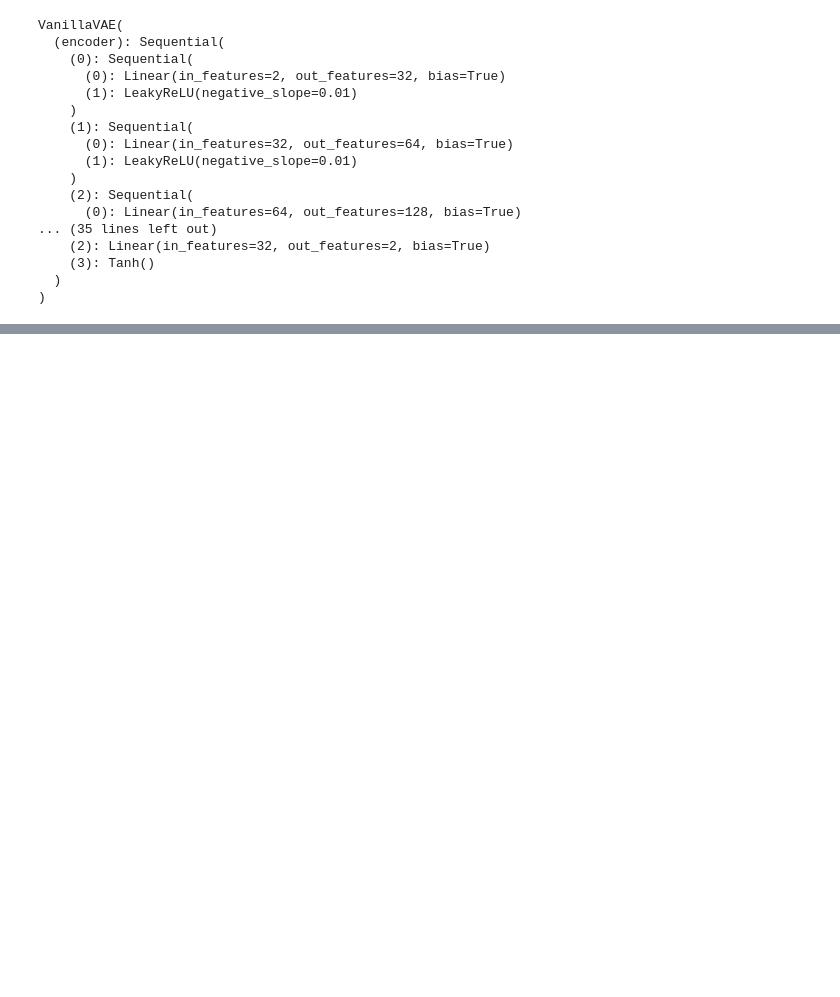
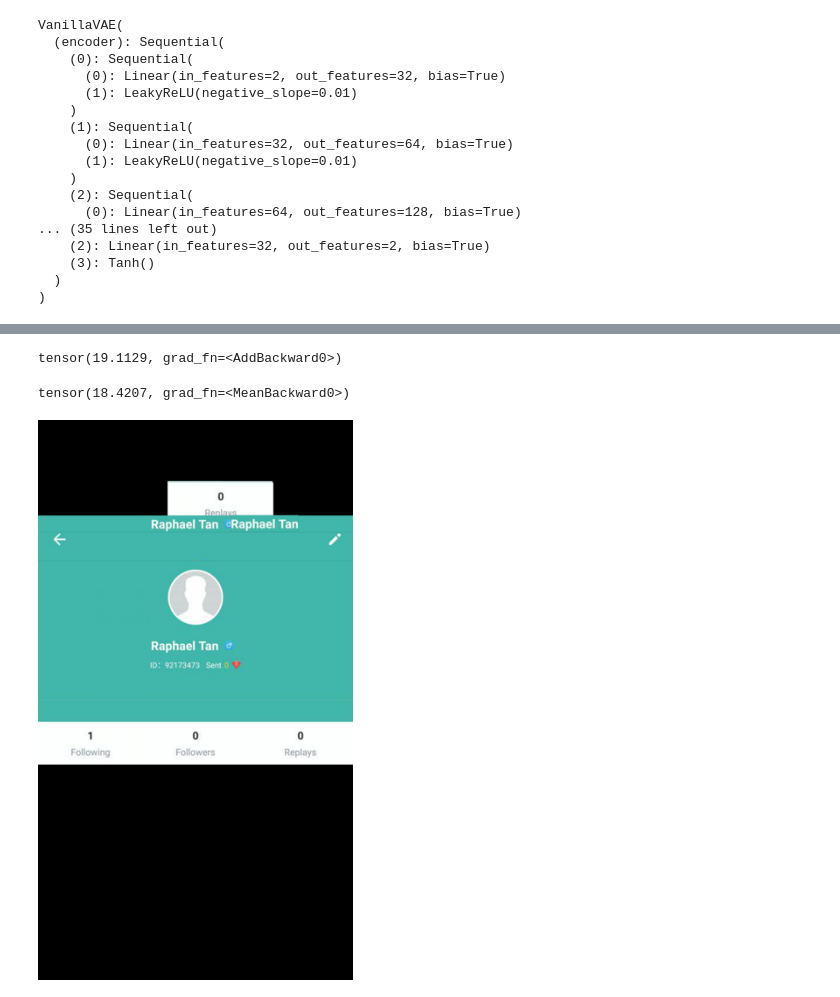
Before and after one commit to mowoe/bachelorthesis, a Jupyter notebook: 18_training_a_vae.ipynb, the cells around one changed output, grey strips where cells are left out. Saved outputs shown, nothing was run; the diff lists cells and outputs as text; code cells hidden in the pictures; blank space fills up the shorter version.

```diff
--- a/18_training_a_vae.ipynb
+++ b/18_training_a_vae.ipynb
@@ -402,0 +658,2 @@ inp
+# %%
+appsthetics_predictor = torch.load("../Dataset_estetica/Regressao/model123")
@@ -402,0 +678,2 @@ inp
+# %%
+x = gd.forward()
@@ -402,0 +694,13 @@ inp
+# %%
+x[0][0][0]+x[2]
+# %% [output]
+tensor(19.1129, grad_fn=<AddBackward0>)
+# %%
+x[2]
+# %% [output]
+tensor(18.4207, grad_fn=<MeanBackward0>)
+# %%
+result_pil = transform_t_to_pil(x[1])
+display(result_pil.resize((int(result_pil.size[0]*0.25),int(result_pil.size[1]*0.25))))
+# %% [output]
+[figure, added]
```
Also changed, not shown: parts of 38 cells of this notebook.
